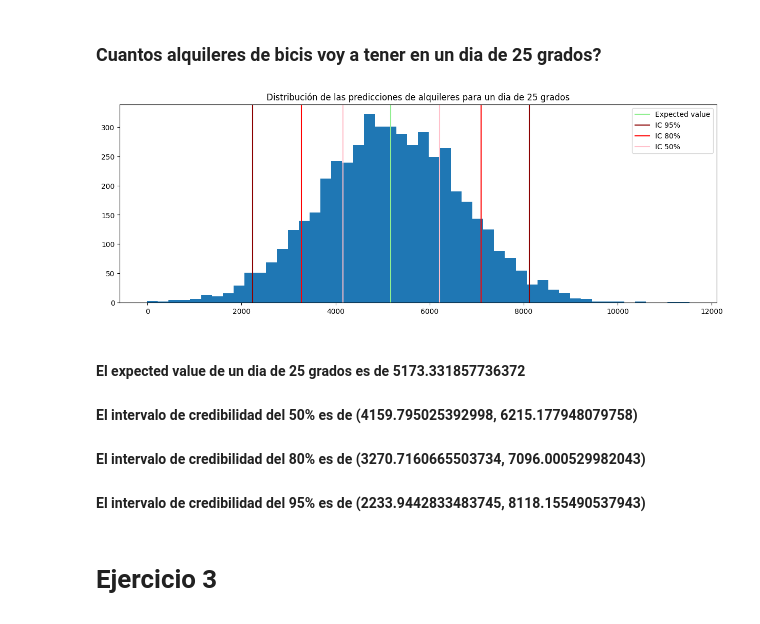
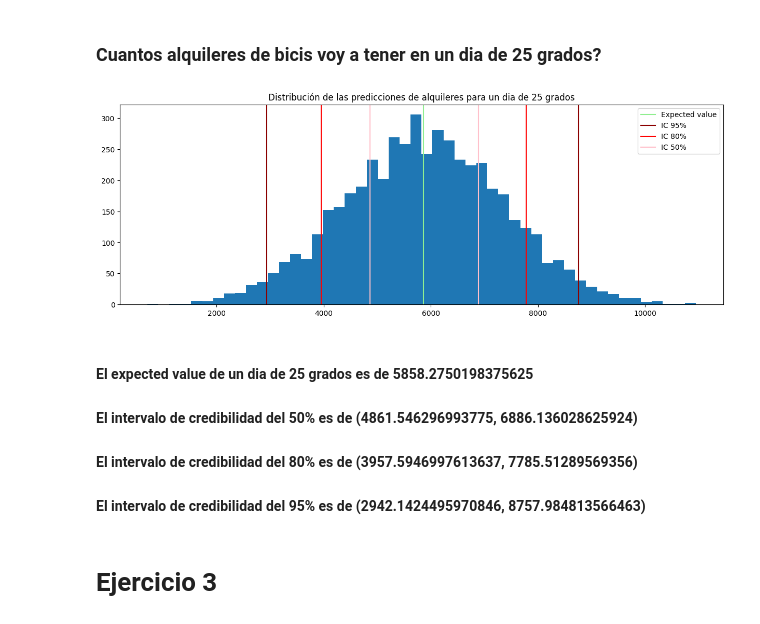
Before and after one commit to MatiMoran/EstimacionBayesiana, a Jupyter notebook: entregables/2/entrega_2.ipynb, the cells around one changed output. Drawn from its saved outputs; the diff is of its cells as text; code cells hidden in the pictures.

```diff
--- a/entregables/2/entrega_2.ipynb
+++ b/entregables/2/entrega_2.ipynb
@@ -556,17 +353,17 @@ ax0.legend()
 
 ax1 = fig.add_subplot(122, projection='3d')
 
-convergence_iterations = 1000
+mc_convergence_iterations = 1000
 
-ax1.scatter(bike_chains[0][:convergence_iterations, 0], bike_chains[0][:convergence_iterations, 1], bike_chains[0][:convergence_iterations, 2], label='bike chain 1')
-ax1.scatter(bike_chains[1][:convergence_iterations, 0], bike_chains[1][:convergence_iterations, 1], bike_chains[1][:convergence_iterations, 2], label='bike chain 2')
-ax1.scatter(bike_chains[2][:convergence_iterations, 0], bike_chains[2][:convergence_iterations, 1], bike_chains[2][:convergence_iterations, 2], label='bike chain 3')
-ax1.scatter(bike_chains[3][:convergence_iterations, 0], bike_chains[3][:convergence_iterations, 1], bike_chains[3][:convergence_iterations, 2], label='bike chain 4')
+ax1.scatter(bike_chains[0][:mc_convergence_iterations, 0], bike_chains[0][:mc_convergence_iterations, 1], bike_chains[0][:mc_convergence_iterations, 2], label='bike chain 1')
+ax1.scatter(bike_chains[1][:mc_convergence_iterations, 0], bike_chains[1][:mc_convergence_iterations, 1], bike_chains[1][:mc_convergence_iterations, 2], label='bike chain 2')
+ax1.scatter(bike_chains[2][:mc_convergence_iterations, 0], bike_chains[2][:mc_convergence_iterations, 1], bike_chains[2][:mc_convergence_iterations, 2], label='bike chain 3')
+ax1.scatter(bike_chains[3][:mc_convergence_iterations, 0], bike_chains[3][:mc_convergence_iterations, 1], bike_chains[3][:mc_convergence_iterations, 2], label='bike chain 4')
 
 ax1.set_xlabel(r'$\beta_{0}$')
 ax1.set_ylabel(r'$\beta_{1}$')
 ax1.set_zlabel(r'$\sigma$')
-ax1.set_title(f'Recorrido parcial ({convergence_iterations} iteraciones)')
+ax1.set_title(f'Recorrido parcial ({mc_convergence_iterations} iteraciones)')
 
 ax1.legend()
 
@@ -575,7 +372,7 @@ plt.show()
 
 Markdown(fr"""
 
-#### Vemos que las cadenas se mezclan y se estabilizan a partir de las {convergence_iterations} iteraciones aproximadamente
+#### Vemos que las cadenas se mezclan y se estabilizan a partir de las {mc_convergence_iterations} iteraciones aproximadamente
 
 """)
 # %% [output]
@@ -587,7 +384,7 @@ Markdown(fr"""
 ## F) Elija al azar 100 samples del posterior y grafique las 100 rectas correspondientes superpuestas a los datos.
 # %%
 # nos quedamos con los 4000 samples de cada cadena evitando tomar los 1000 primeros de burn de cada una
-bike_final_chain = np.concatenate([bike_chains[0][convergence_iterations:], bike_chains[1][convergence_iterations:], bike_chains[2][convergence_iterations:], bike_chains[3][convergence_iterations:]])
+bike_final_chain = np.concatenate([bike_chains[0][mc_convergence_iterations:], bike_chains[1][mc_convergence_iterations:], bike_chains[2][mc_convergence_iterations:], bike_chains[3][mc_convergence_iterations:]])
 bike_final_chain.shape
 # %% [output]
 (16000, 3)
@@ -657,57 +454,57 @@ Markdown(fr"""
 # %% [markdown]
 ### Cuantos alquileres de bicis voy a tener en un dia de 25 grados?
 # %%
-temperatures_predicted = np.array([])
+MH_temperatures_predicted = np.array([])
 
 for k in range(len(bikes_5000_posteriors)):
     posterior_sample = bikes_5000_posteriors[k]
-    temperature_predicted = np.random.normal(posterior_sample[0] + posterior_sample[1] * 20, posterior_sample[2], 1)
-    temperatures_predicted = np.append(temperatures_predicted, temperature_predicted)
+    temperature_predicted = np.random.normal(posterior_sample[0] + posterior_sample[1] * 25, posterior_sample[2], 1)
+    MH_temperatures_predicted = np.append(MH_temperatures_predicted, temperature_predicted)
 
 plt.figure(figsize=(15, 5))
 
 plt.title('Distribución de las predicciones de alquileres para un dia de 25 grados')
 
-plt.hist(temperatures_predicted, bins=50)
+plt.hist(MH_temperatures_predicted, bins=50)
 
-percentil_50 = np.percentile(temperatures_predicted, 50)
-percentil_2_5 = np.percentile(temperatures_predicted, 2.5)
-percentil_10 = np.percentile(temperatures_predicted, 10)
-percentil_25 = np.percentile(temperatures_predicted, 25)
-percentil_75 = np.percentile(temperatures_predicted, 75)
-percentil_90 = np.percentile(temperatures_predicted, 90)
-percentil_97_5 = np.percentile(temperatures_predicted, 97.5)
+percentil_50 = np.percentile(MH_temperatures_predicted, 50)
+percentil_2_5 = np.percentile(MH_temperatures_predicted, 2.5)
+percentil_10 = np.percentile(MH_temperatures_predicted, 10)
+percentil_25 = np.percentile(MH_temperatures_predicted, 25)
+percentil_75 = np.percentile(MH_temperatures_predicted, 75)
+percentil_90 = np.percentile(MH_temperatures_predicted, 90)
+percentil_97_5 = np.percentile(MH_temperatures_predicted, 97.5)
 
 plt.axvline(percentil_50, color = 'lightgreen', label = 'Expected value')
 
 plt.axvline(percentil_2_5, color = 'darkred')
 plt.axvline(percentil_97_5, color = 'darkred', label = 'IC 95%')
 
 plt.axvline(percentil_10, color = 'red')
 plt.axvline(percentil_90, color = 'red', label = 'IC 80%')
 
 plt.axvline(percentil_25, color = 'pink')
 plt.axvline(percentil_75, color = 'pink', label = 'IC 50%')
 
 plt.legend()
 plt.show()
 
 Markdown(fr"""
 
 #### El expected value de un dia de 25 grados es de {percentil_50}
 #### El intervalo de credibilidad del 50% es de ({percentil_25}, {percentil_75})
 #### El intervalo de credibilidad del 80% es de ({percentil_10}, {percentil_90})
 #### El intervalo de credibilidad del 95% es de ({percentil_2_5}, {percentil_97_5})
 
 """)
 # %% [output]
-[figure, old version]
+[figure, new version]
 
 
-#### El expected value de un dia de 25 grados es de 5173.331857736372
-#### El intervalo de credibilidad del 50% es de (4159.795025392998, 6215.177948079758)
-#### El intervalo de credibilidad del 80% es de (3270.7160665503734, 7096.000529982043)
-#### El intervalo de credibilidad del 95% es de (2233.9442833483745, 8118.155490537943)
+#### El expected value de un dia de 25 grados es de 5858.2750198375625
+#### El intervalo de credibilidad del 50% es de (4861.546296993775, 6886.136028625924)
+#### El intervalo de credibilidad del 80% es de (3957.5946997613637, 7785.51289569356)
+#### El intervalo de credibilidad del 95% es de (2942.1424495970846, 8757.984813566463)
 # %% [markdown]
 # Ejercicio 3
 # %% [markdown]
```
Also changed, not shown: parts of 27 cells of this notebook, 3 other files.
